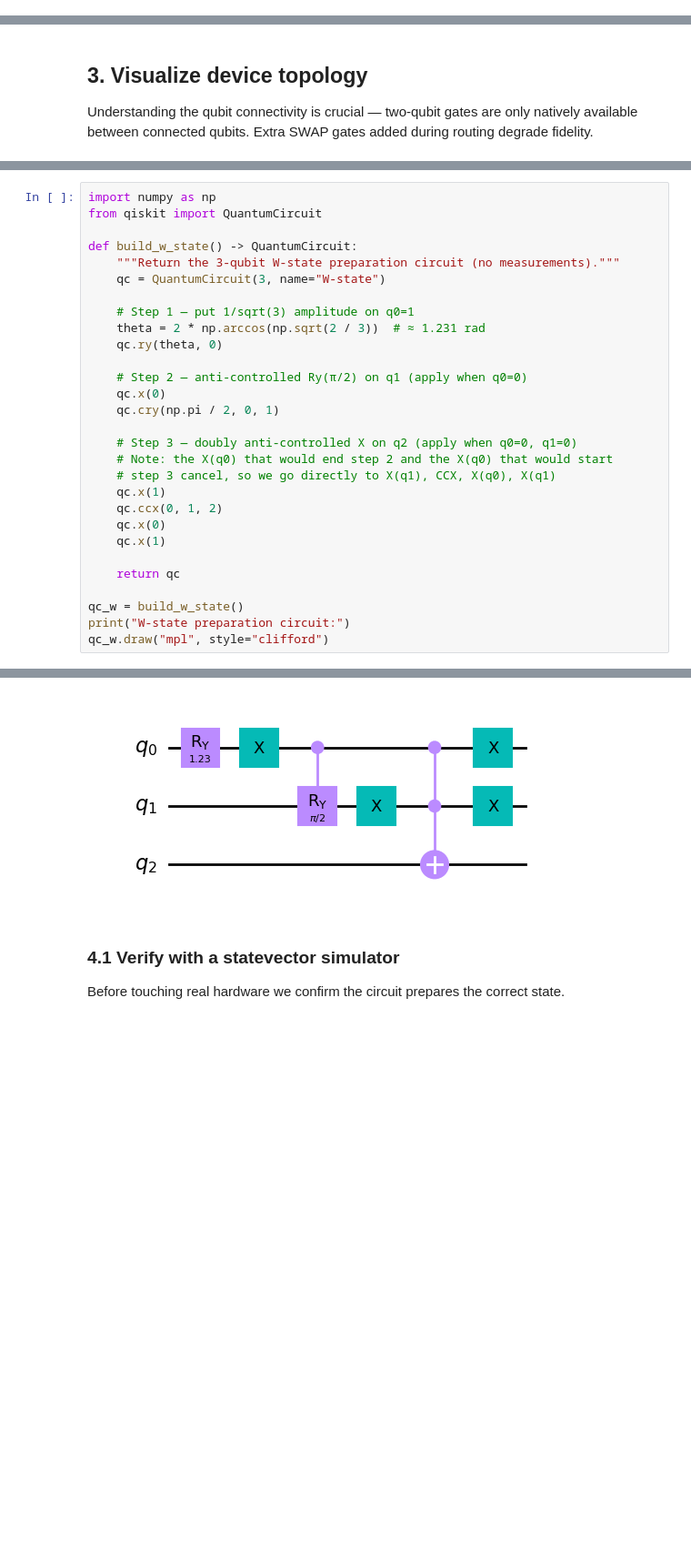
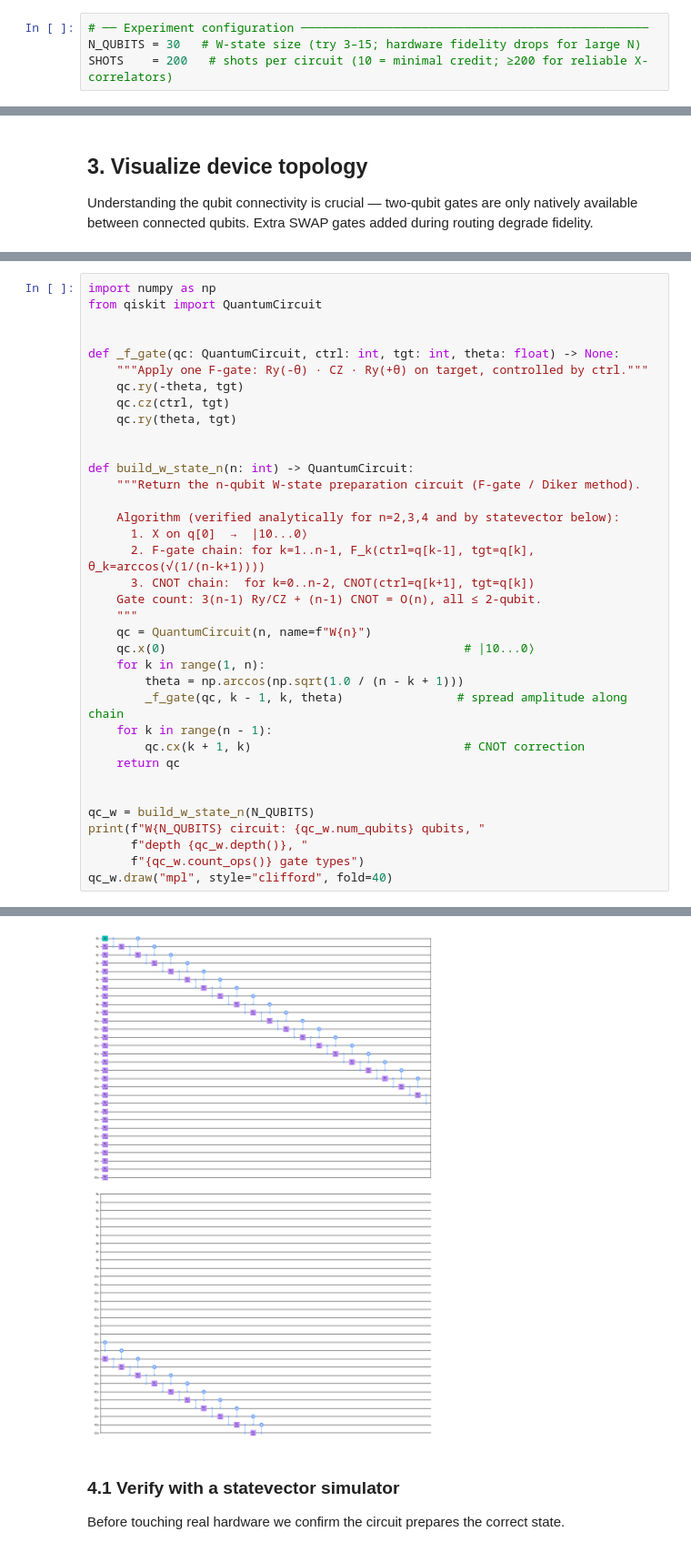
Before and after one commit to GrigoVyd/iqm_qte, a Jupyter notebook: W_state_entanglement.ipynb, the cells around one changed output, grey strips where cells are left out. Shown at 91% size. Cells and saved outputs as stored; diff of their text form; blank space fills up the shorter version.

Commit message:
larger grid

```diff
--- a/W_state_entanglement.ipynb
+++ b/W_state_entanglement.ipynb
@@ -43,3 +45,7 @@ Requirement already satisfied: typing-extensions in .\.venv\Lib\site-packages (f
+# %%
+# ── Experiment configuration ─────────────────────────────────────────────────
+N_QUBITS = 30   # W-state size (try 3–15; hardware fidelity drops for large N)
+SHOTS    = 200   # shots per circuit (10 = minimal credit; ≥200 for reliable X-correlators)
 # %% [markdown]
 ## 2. Connect to IQM Resonance
 # %%
@@ -107,29 +114,36 @@ The circuit requires exactly 1 Toffoli, 1 CRY, and a few single-qubit gates.
 import numpy as np
 from qiskit import QuantumCircuit
 
-def build_w_state() -> QuantumCircuit:
-    """Return the 3-qubit W-state preparation circuit (no measurements)."""
-    qc = QuantumCircuit(3, name="W-state")
 
-    # Step 1 — put 1/sqrt(3) amplitude on q0=1
-    theta = 2 * np.arccos(np.sqrt(2 / 3))  # ≈ 1.231 rad
-    qc.ry(theta, 0)
+def _f_gate(qc: QuantumCircuit, ctrl: int, tgt: int, theta: float) -> None:
+    """Apply one F-gate: Ry(-θ) · CZ · Ry(+θ) on target, controlled by ctrl."""
+    qc.ry(-theta, tgt)
+    qc.cz(ctrl, tgt)
+    qc.ry(theta, tgt)
 
-    # Step 2 — anti-controlled Ry(π/2) on q1 (apply when q0=0)
-    qc.x(0)
-    qc.cry(np.pi / 2, 0, 1)
 
-    # Step 3 — doubly anti-controlled X on q2 (apply when q0=0, q1=0)
-    # Note: the X(q0) that would end step 2 and the X(q0) that would start
-    # step 3 cancel, so we go directly to X(q1), CCX, X(q0), X(q1)
-    qc.x(1)
-    qc.ccx(0, 1, 2)
-    qc.x(0)
-    qc.x(1)
+def build_w_state_n(n: int) -> QuantumCircuit:
+    """Return the n-qubit W-state preparation circuit (F-gate / Diker method).
 
+    Algorithm (verified analytically for n=2,3,4 and by statevector below):
+      1. X on q[0]  →  |10...0⟩
+      2. F-gate chain: for k=1..n-1, F_k(ctrl=q[k-1], tgt=q[k], θ_k=arccos(√(1/(n-k+1))))
+      3. CNOT chain:  for k=0..n-2, CNOT(ctrl=q[k+1], tgt=q[k])
+    Gate count: 3(n-1) Ry/CZ + (n-1) CNOT = O(n), all ≤ 2-qubit.
+    """
+    qc = QuantumCircuit(n, name=f"W{n}")
+    qc.x(0)                                          # |10...0⟩
+    for k in range(1, n):
+        theta = np.arccos(np.sqrt(1.0 / (n - k + 1)))
+        _f_gate(qc, k - 1, k, theta)                # spread amplitude along chain
+    for k in range(n - 1):
+        qc.cx(k + 1, k)                              # CNOT correction
     return qc
 
-qc_w = build_w_state()
-print("W-state preparation circuit:")
-qc_w.draw("mpl", style="clifford")
+
+qc_w = build_w_state_n(N_QUBITS)
+print(f"W{N_QUBITS} circuit: {qc_w.num_qubits} qubits, "
+      f"depth {qc_w.depth()}, "
+      f"{qc_w.count_ops()} gate types")
+qc_w.draw("mpl", style="clifford", fold=40)
 # %% [output]
@@ -137,4 +151,4 @@ W-state preparation circuit:
-[figure, old version]
+[figure, new version]
 # %% [markdown]
 ### 4.1 Verify with a statevector simulator
 
```
Also changed, not shown: parts of 21 cells of this notebook, 3 other files.
